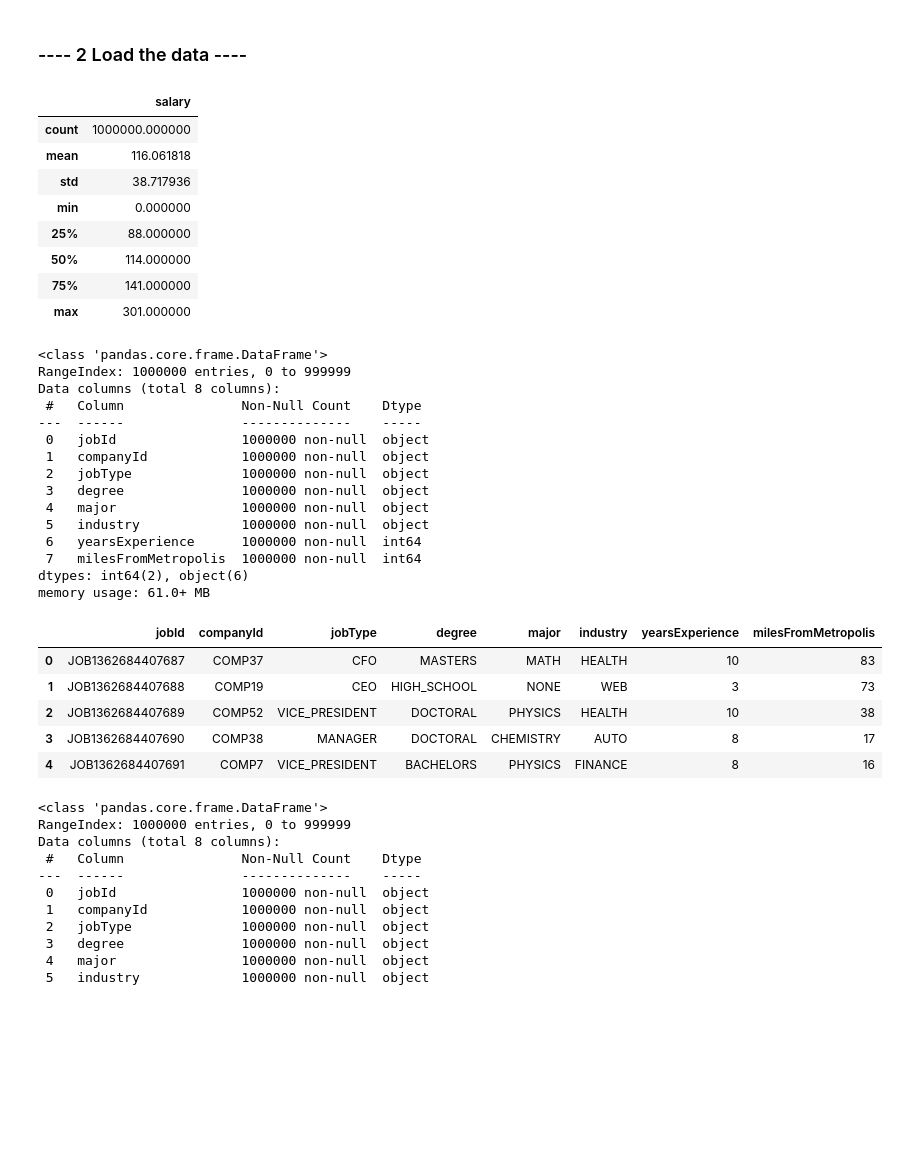
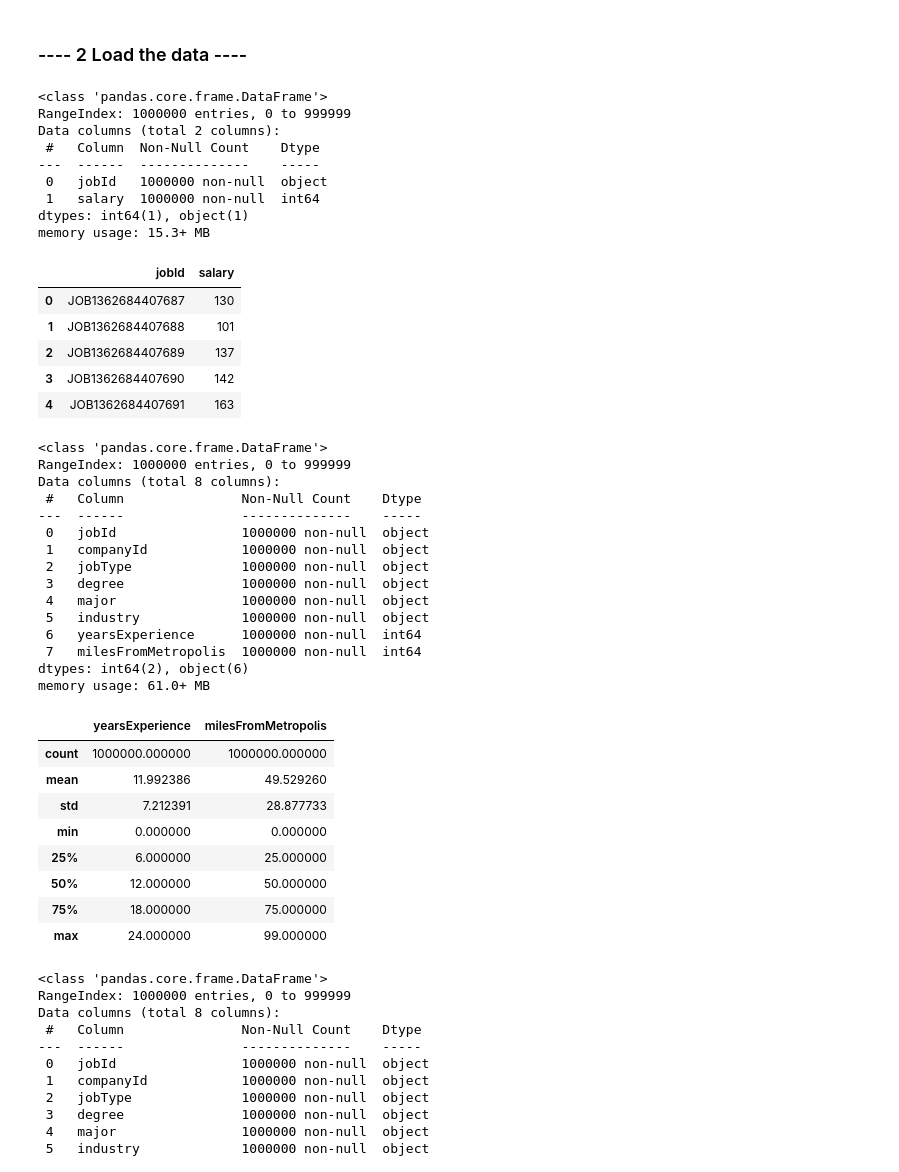
Before and after one commit to linked2lin/salarypredictionportfolio, a Jupyter notebook: Salary Prediction Notebook.ipynb, the cells around one changed output. Saved outputs shown, nothing was run; the diff lists cells and outputs as text; code cells hidden in the pictures; blank space fills up the shorter version.

```diff
--- a/Salary Prediction Notebook.ipynb
+++ b/Salary Prediction Notebook.ipynb
@@ -39,43 +33,54 @@ __email__ = "gmail"
 # %%
 #load the data into a Pandas dataframe
 train_salaries= pd.read_csv('data/train_salaries.csv')
-train_salaries.describe()
+train_salaries.info()
+train_salaries.head()
 # %% [output]
+<class 'pandas.core.frame.DataFrame'>
+RangeIndex: 1000000 entries, 0 to 999999
+Data columns (total 2 columns):
+ #   Column  Non-Null Count    Dtype
+---  ------  --------------    -----
+ 0   jobId   1000000 non-null  object
+ 1   salary  1000000 non-null  int64
+dtypes: int64(1), object(1)
+memory usage: 15.3+ MB
-|  | salary |
-| count | 1000000.000000 |
-| mean | 116.061818 |
-| std | 38.717936 |
-| min | 0.000000 |
-| 25% | 88.000000 |
-| 50% | 114.000000 |
-| 75% | 141.000000 |
-| max | 301.000000 |
+|  | jobId | salary |
+| 0 | JOB1362684407687 | 130 |
+| 1 | JOB1362684407688 | 101 |
+| 2 | JOB1362684407689 | 137 |
+| 3 | JOB1362684407690 | 142 |
+| 4 | JOB1362684407691 | 163 |
 # %%
 train_features= pd.read_csv('data/train_features.csv', sep=',')
 train_features.info()
 train_features.head()
+train_features.describe()
 # %% [output]
 <class 'pandas.core.frame.DataFrame'>
 RangeIndex: 1000000 entries, 0 to 999999
 Data columns (total 8 columns):
  #   Column               Non-Null Count    Dtype
 ---  ------               --------------    -----
  0   jobId                1000000 non-null  object
  1   companyId            1000000 non-null  object
  2   jobType              1000000 non-null  object
  3   degree               1000000 non-null  object
  4   major                1000000 non-null  object
  5   industry             1000000 non-null  object
  6   yearsExperience      1000000 non-null  int64
  7   milesFromMetropolis  1000000 non-null  int64
 dtypes: int64(2), object(6)
 memory usage: 61.0+ MB
-|  | jobId | companyId | jobType | degree | major | industry | yearsExperience | milesFromMetropolis |
-| 0 | JOB1362684407687 | COMP37 | CFO | MASTERS | MATH | HEALTH | 10 | 83 |
-| 1 | JOB1362684407688 | COMP19 | CEO | HIGH_SCHOOL | NONE | WEB | 3 | 73 |
-| 2 | JOB1362684407689 | COMP52 | VICE_PRESIDENT | DOCTORAL | PHYSICS | HEALTH | 10 | 38 |
-| 3 | JOB1362684407690 | COMP38 | MANAGER | DOCTORAL | CHEMISTRY | AUTO | 8 | 17 |
-| 4 | JOB1362684407691 | COMP7 | VICE_PRESIDENT | BACHELORS | PHYSICS | FINANCE | 8 | 16 |
+|  | yearsExperience | milesFromMetropolis |
+| count | 1000000.000000 | 1000000.000000 |
+| mean | 11.992386 | 49.529260 |
+| std | 7.212391 | 28.877733 |
+| min | 0.000000 | 0.000000 |
+| 25% | 6.000000 | 25.000000 |
+| 50% | 12.000000 | 50.000000 |
+| 75% | 18.000000 | 75.000000 |
+| max | 24.000000 | 99.000000 |
 # %%
 test_features= pd.read_csv('data/test_features.csv', sep=',')
 test_features.info()
```
Also changed, not shown: parts of 63 cells of this notebook.
